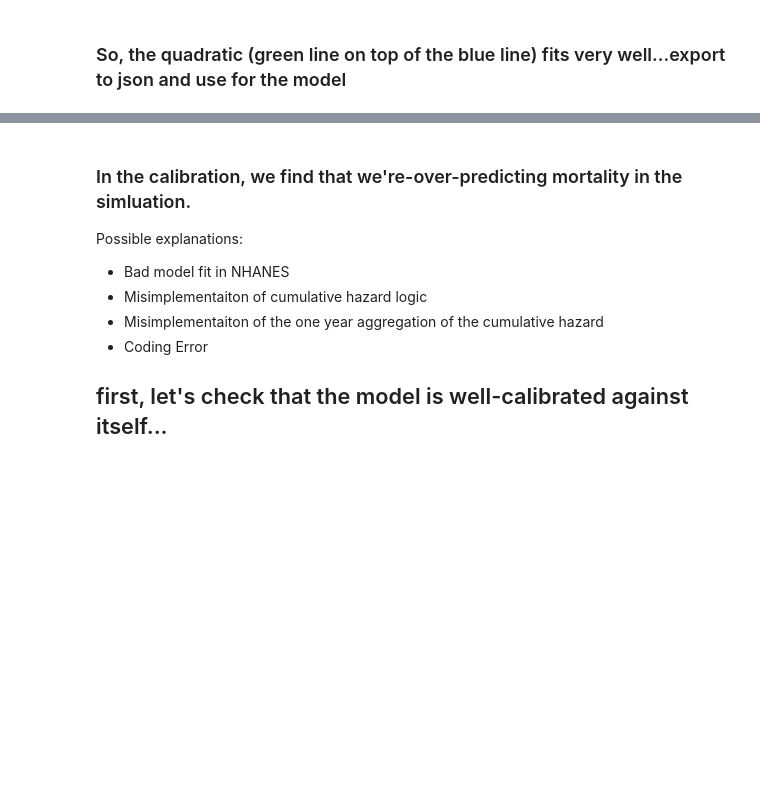
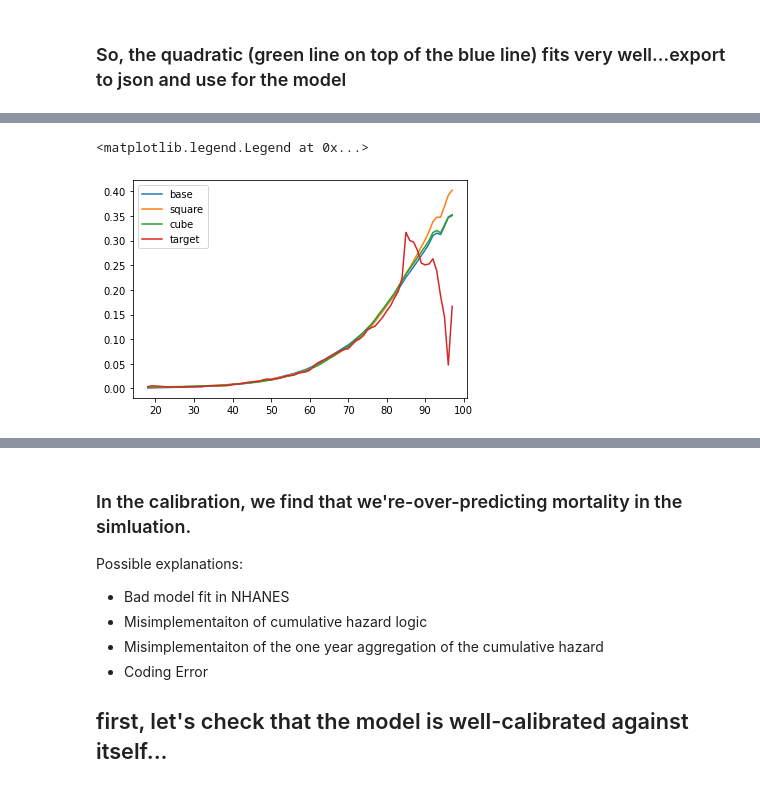
Before and after one commit to jburke5/microsimNHANES, a Jupyter notebook: buildNHANESMortalityModel.ipynb, the cells around one changed output, grey strips where cells are left out. Saved outputs shown, nothing was run; the diff lists cells and outputs as text; code cells hidden in the pictures; blank space fills up the shorter version.

```diff
--- a/buildNHANESMortalityModel.ipynb
+++ b/buildNHANESMortalityModel.ipynb
@@ -168,0 +154,2 @@ coxModelExport.write_json(os.path.abspath("../mcm/mcm/data/nhanesMortalityModelS
+# %%
+baseModel.fit().summary()
@@ -168,0 +184,2 @@ coxModelExport.write_json(os.path.abspath("../mcm/mcm/data/nhanesMortalityModelS
+# %%
+squareModel.fit().summary()
@@ -168,0 +215,2 @@ coxModelExport.write_json(os.path.abspath("../mcm/mcm/data/nhanesMortalityModelS
+# %%
+cubeModel.fit().summary()
@@ -168,0 +245,4 @@ coxModelExport.write_json(os.path.abspath("../mcm/mcm/data/nhanesMortalityModelS
+# %%
+ctvDF['baseProbs'] = baseModel.fit().predict(ctvDF)
+ctvDF['squareProbs'] = squareModel.fit().predict(ctvDF)
+ctvDF['cubeProbs'] = cubeModel.fit().predict(ctvDF)
@@ -168,0 +274,18 @@ coxModelExport.write_json(os.path.abspath("../mcm/mcm/data/nhanesMortalityModelS
+# %%
+#plt.plot(lifeTable.Age, lifeTable.meanSurvProb, label='lifetable')
+
+baseGB = ctvDF.groupby('age')['baseProbs'].mean()
+squareGB = ctvDF.groupby('age')['squareProbs'].mean()
+cubeGB = ctvDF.groupby('age')['cubeProbs'].mean()
+
+plt.plot(baseGB.index, baseGB.values, label='base')
+plt.plot(squareGB.index, squareGB.values, label='square')
+plt.plot(cubeGB.index, cubeGB.values, label='cube')
+
+nonCVDeathGB = ctvDF.groupby('age')['nonCVDeath'].mean()
+plt.plot(nonCVDeathGB.index, nonCVDeathGB.values, label='target')
+
+plt.legend()
+# %% [output]
+<matplotlib.legend.Legend at 0x...>
+[figure, added]
```
Also changed, not shown: parts of 87 cells of this notebook, 13 other files.
